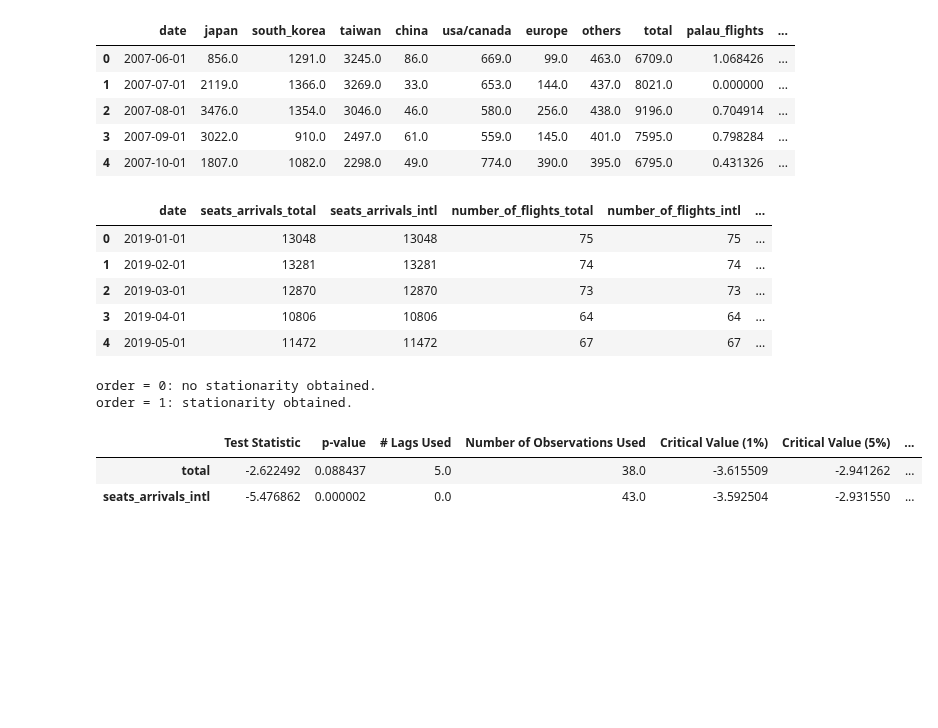
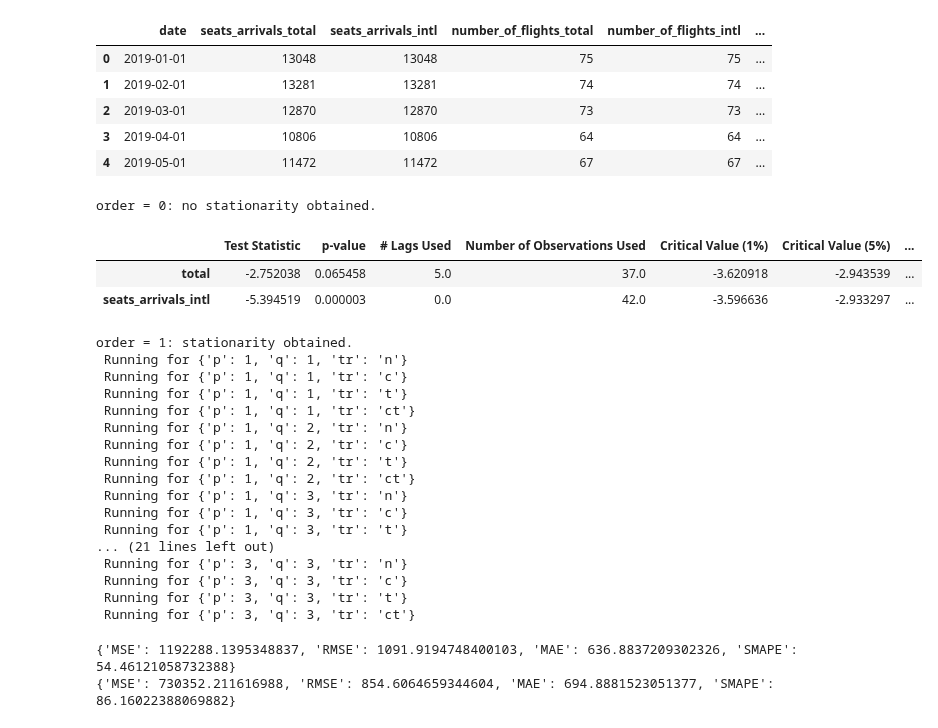
Before and after one commit to worldbank/pacific-observatory, a Jupyter notebook: docs/tourism/mtsa_var.ipynb, the cells around one changed output. Drawn from its saved outputs; the diff is of its cells as text; code cells hidden in the pictures; blank space fills up the shorter version.

```diff
--- a/docs/tourism/mtsa_var.ipynb
+++ b/docs/tourism/mtsa_var.ipynb
@@ -10,24 +12,38 @@ from scripts.python.tsa.ts_eval import *
 import warnings
 warnings.filterwarnings("ignore")
 # %%
-test = VARPipeline(country="palau", data=None, var_name=["total", "seats_arrivals_intl"])
+test = VARPipeline(country="palau", data=None,
+                   var_name=["total", "seats_arrivals_intl"],
+                   exog=["covid", "stringency_index", "covid"])
 test.read_and_merge()
 test.test_stationarity()
+test.transform()
+t_search = test.varma_search()
 # %% [output]
-|  | date | japan | south_korea | taiwan | china | usa/canada | europe | others | total | palau_flights | ... |
-| 0 | 2007-06-01 | 856.0 | 1291.0 | 3245.0 | 86.0 | 669.0 | 99.0 | 463.0 | 6709.0 | 1.068426 | ... |
-| 1 | 2007-07-01 | 2119.0 | 1366.0 | 3269.0 | 33.0 | 653.0 | 144.0 | 437.0 | 8021.0 | 0.000000 | ... |
-| 2 | 2007-08-01 | 3476.0 | 1354.0 | 3046.0 | 46.0 | 580.0 | 256.0 | 438.0 | 9196.0 | 0.704914 | ... |
-| 3 | 2007-09-01 | 3022.0 | 910.0 | 2497.0 | 61.0 | 559.0 | 145.0 | 401.0 | 7595.0 | 0.798284 | ... |
-| 4 | 2007-10-01 | 1807.0 | 1082.0 | 2298.0 | 49.0 | 774.0 | 390.0 | 395.0 | 6795.0 | 0.431326 | ... |
+|  | date | seats_arrivals_total | seats_arrivals_intl | number_of_flights_total | number_of_flights_intl | ... |
+| 0 | 2019-01-01 | 13048 | 13048 | 75 | 75 | ... |
+| 1 | 2019-02-01 | 13281 | 13281 | 74 | 74 | ... |
+| 2 | 2019-03-01 | 12870 | 12870 | 73 | 73 | ... |
+| 3 | 2019-04-01 | 10806 | 10806 | 64 | 64 | ... |
+| 4 | 2019-05-01 | 11472 | 11472 | 67 | 67 | ... |
+order = 0: no stationarity obtained.
-|  | date | seats_arrivals_total | seats_arrivals_intl | number_of_flights_total | number_of_flights_intl | ... |
-| 0 | 2019-01-01 | 13048 | 13048 | 75 | 75 | ... |
-| 1 | 2019-02-01 | 13281 | 13281 | 74 | 74 | ... |
-| 2 | 2019-03-01 | 12870 | 12870 | 73 | 73 | ... |
-| 3 | 2019-04-01 | 10806 | 10806 | 64 | 64 | ... |
-| 4 | 2019-05-01 | 11472 | 11472 | 67 | 67 | ... |
+|  | Test Statistic | p-value | # Lags Used | Number of Observations Used | Critical Value (1%) | Critical Value (5%) | ... |
+| total | -2.752038 | 0.065458 | 5.0 | 37.0 | -3.620918 | -2.943539 | ... |
+| seats_arrivals_intl | -5.394519 | 0.000003 | 0.0 | 42.0 | -3.596636 | -2.933297 | ... |
-order = 0: no stationarity obtained.
-order = 1: stationarity obtained.
-|  | Test Statistic | p-value | # Lags Used | Number of Observations Used | Critical Value (1%) | Critical Value (5%) | ... |
-| total | -2.622492 | 0.088437 | 5.0 | 38.0 | -3.615509 | -2.941262 | ... |
-| seats_arrivals_intl | -5.476862 | 0.000002 | 0.0 | 43.0 | -3.592504 | -2.931550 | ... |
+order = 1: stationarity obtained.
+ Running for {'p': 1, 'q': 1, 'tr': 'n'}
+ Running for {'p': 1, 'q': 1, 'tr': 'c'}
+ Running for {'p': 1, 'q': 1, 'tr': 't'}
+ Running for {'p': 1, 'q': 1, 'tr': 'ct'}
+ Running for {'p': 1, 'q': 2, 'tr': 'n'}
+ Running for {'p': 1, 'q': 2, 'tr': 'c'}
+ Running for {'p': 1, 'q': 2, 'tr': 't'}
+ Running for {'p': 1, 'q': 2, 'tr': 'ct'}
+ Running for {'p': 1, 'q': 3, 'tr': 'n'}
+ Running for {'p': 1, 'q': 3, 'tr': 'c'}
+ Running for {'p': 1, 'q': 3, 'tr': 't'}
+... (21 lines left out)
+ Running for {'p': 3, 'q': 3, 'tr': 'n'}
+ Running for {'p': 3, 'q': 3, 'tr': 'c'}
+ Running for {'p': 3, 'q': 3, 'tr': 't'}
+ Running for {'p': 3, 'q': 3, 'tr': 'ct'}
@@ -39,0 +50,12 @@ from statsmodels.tsa.statespace.varmax import VARMAX
+# %%
+from statsmodels.tsa.api import VARMAX
+mod = VARMAX(test.data[["total", "seats_arrivals_intl"]],
+             exog=test.data[test.exog],
+             order=(1, 3),
+             trend="c").fit(disp=False)
+
+print(calculate_evaluation(test.data["total"], naive_method(test.data["total"])))
+print(calculate_evaluation(test.data["total"], mod.fittedvalues["total"]))
+# %% [output]
+{'MSE': 1192288.1395348837, 'RMSE': 1091.9194748400103, 'MAE': 636.8837209302326, 'SMAPE': 54.46121058732388}
+{'MSE': 730352.211616988, 'RMSE': 854.6064659344604, 'MAE': 694.8881523051377, 'SMAPE': 86.16022388069882}
```
Also changed, not shown: parts of 8 cells of this notebook, 6 other files.
